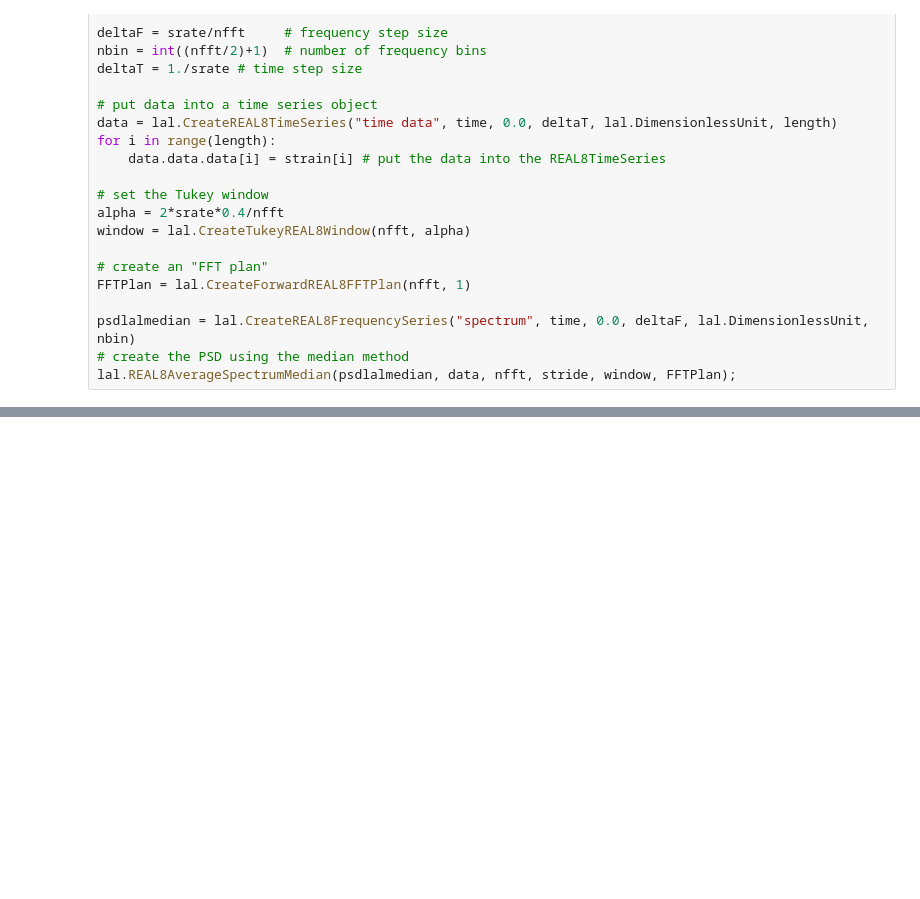
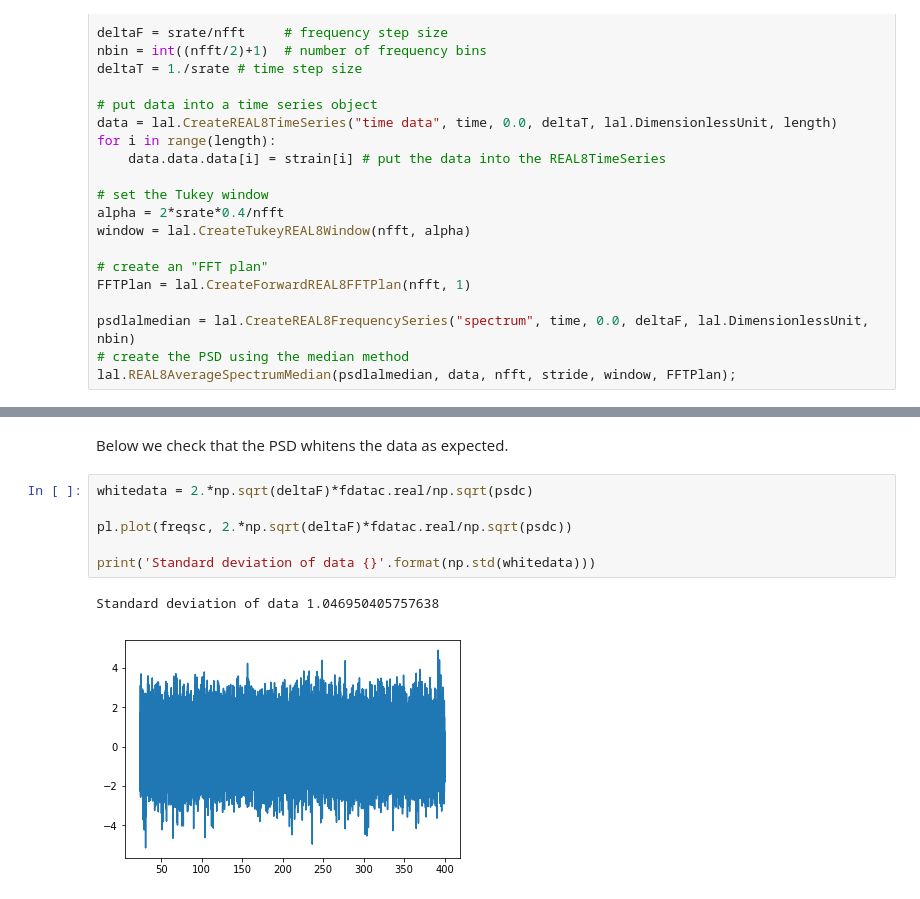
Before and after one commit to mattpitkin/gw_notebooks, a Jupyter notebook: EstimateDistance.ipynb, the cells around one changed output, grey strips where cells are left out. Cells and saved outputs as stored; diff of their text form; blank space fills up the shorter version.

```diff
--- a/EstimateDistance.ipynb
+++ b/EstimateDistance.ipynb
@@ -281,0 +368,11 @@ pl.semilogy(freqsc, np.abs(sigmodelc)**2, 'g')
+# %% [markdown]
+Below we check that the PSD whitens the data as expected.
+# %%
+whitedata = 2.*np.sqrt(deltaF)*fdatac.real/np.sqrt(psdc)
+
+pl.plot(freqsc, 2.*np.sqrt(deltaF)*fdatac.real/np.sqrt(psdc))
+
+print('Standard deviation of data {}'.format(np.std(whitedata)))
+# %% [output]
+Standard deviation of data 1.046950405757638
+[figure, added]
```
Also changed, not shown: parts of 16 cells of this notebook.
